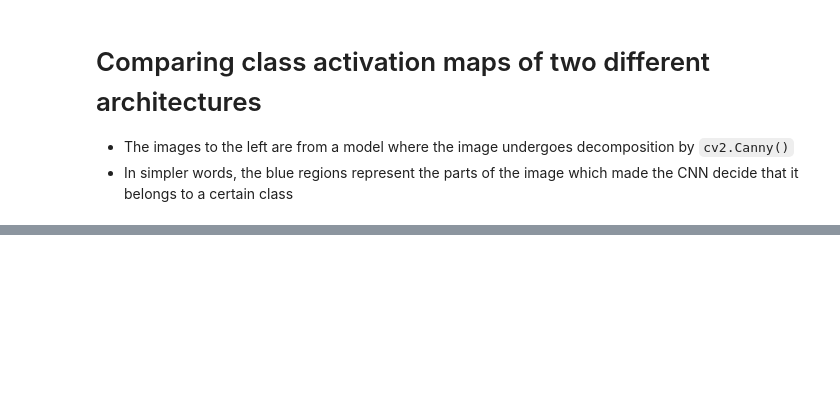
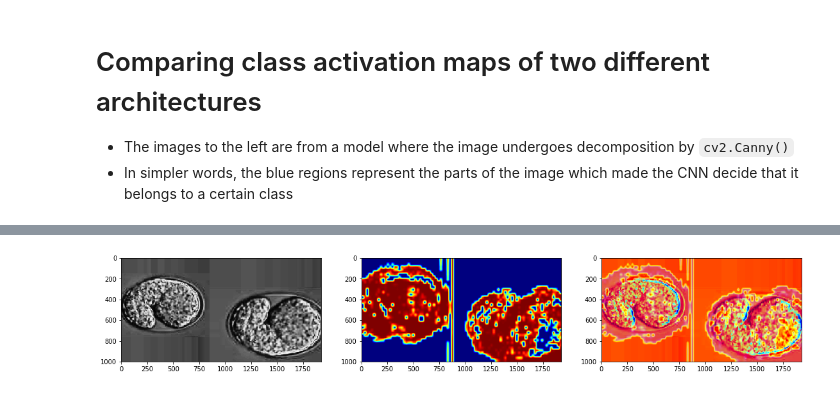
Before and after one commit to Mayukhdeb/adventures-with-augmentation, a Jupyter notebook: visualise_cnn_layers.ipynb, the cells around one changed output, grey strips where cells are left out. Cells and saved outputs as stored; diff of their text form; code cells hidden in the pictures; blank space fills up the shorter version.

```diff
--- a/visualise_cnn_layers.ipynb
+++ b/visualise_cnn_layers.ipynb
@@ -311,0 +377,4 @@ for i in range(4):
+# %%
+detect_cell_heatmap(model = cellnet_2, image_path = "combo.jpg", kernel_size = 190, stride = 20, label = 1, threshold_prob =0.5)
+# %% [output]
+[figure, added]
```
Also changed, not shown: parts of 11 cells of this notebook.
